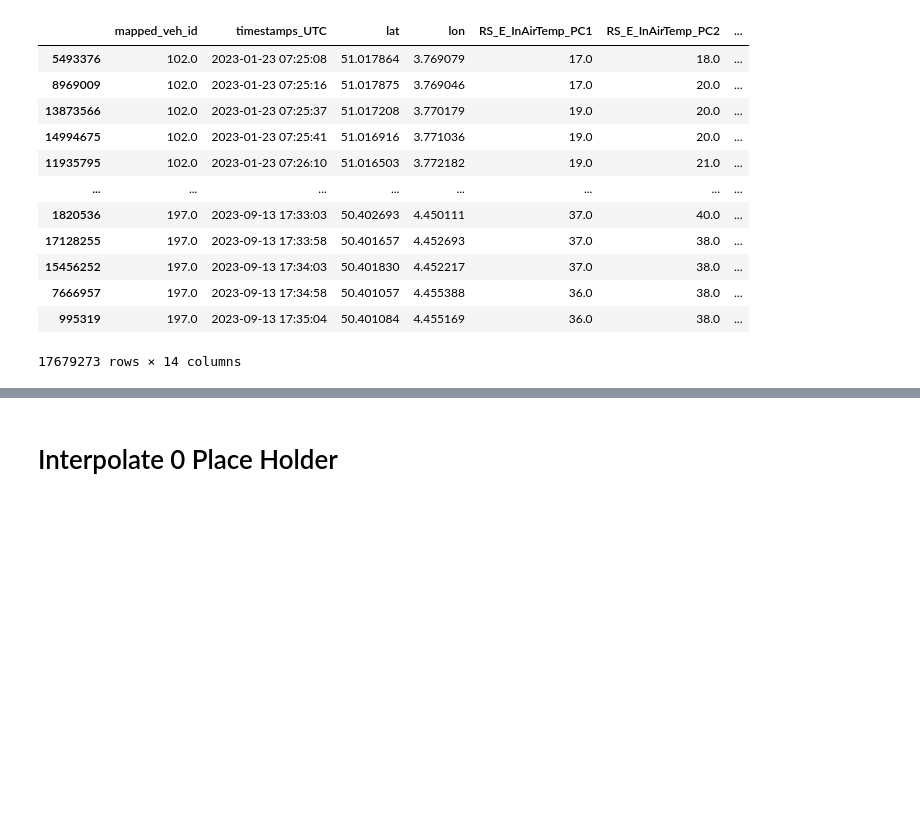
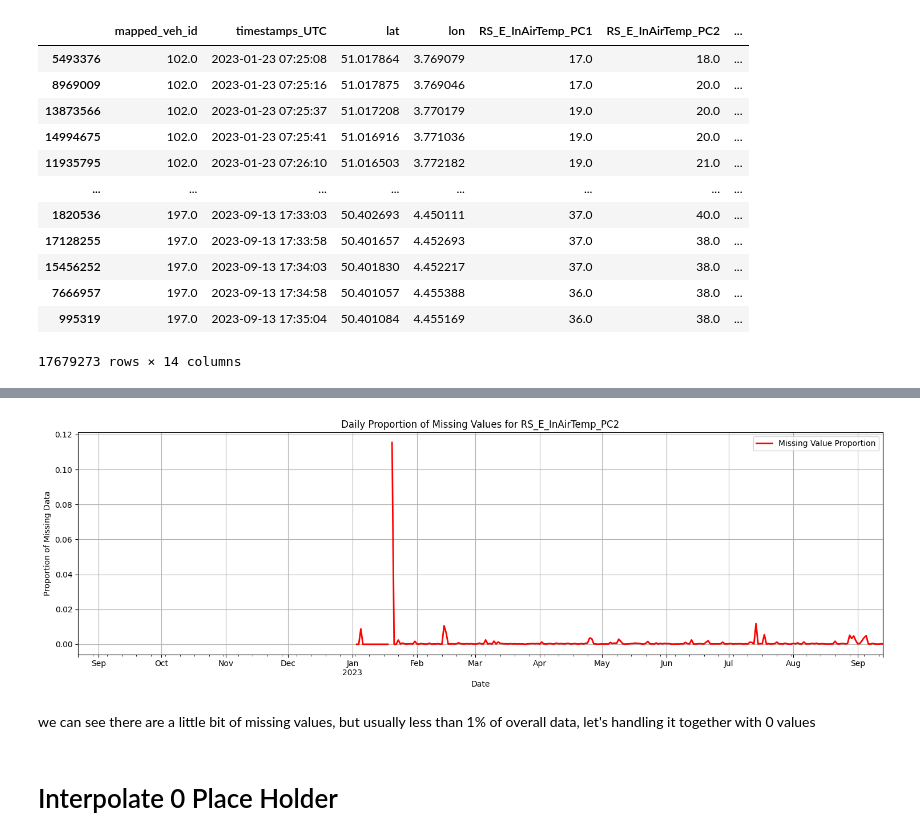
Before and after one commit to yutao-data/Data_Mining_SNCB, a Jupyter notebook: notebooks/sncb-eda-data-clean.ipynb, the cells around one changed output, grey strips where cells are left out. Drawn from its saved outputs; the diff is of its cells as text; code cells hidden in the pictures; blank space fills up the shorter version.

Commit message:
EDA & Data Clean | Update Diagnose the Missing Value

```diff
--- a/notebooks/sncb-eda-data-clean.ipynb
+++ b/notebooks/sncb-eda-data-clean.ipynb
@@ -79,3 +119,24 @@ data
+# %%
+# Make sure 'date' is in datetime format
+data['timestamps_UTC'] = pd.to_datetime(data['timestamps_UTC'])
+
+# Group by 'date' and calculate the mean of null values for 'RS_E_InAirTemp_PC2'
+daily_missing_data = data.groupby(pd.Grouper(key='timestamps_UTC', freq='D'))['RS_E_InAirTemp_PC2'].apply(lambda x: x.isnull().mean())
+
+# Plotting the line plot
+plt.figure(figsize=(15, 5))
+daily_missing_data.plot(kind='line', color='red', label='Missing Value Proportion', lw=2)
+plt.xlabel('Date')
+plt.ylabel('Proportion of Missing Data')
+plt.title('Daily Proportion of Missing Values for RS_E_InAirTemp_PC2')
+plt.legend()
+plt.grid(True)  # Adding grid for better readability
+plt.tight_layout()  # Adjust the plot to ensure everything fits without overlapping
+plt.show()
+# %% [output]
+[figure, added]
+# %% [markdown]
+we can see there are a little bit of missing values, but usually less than 1% of overall data, let's handling it together with 0 values
 # %% [markdown]
 # Interpolate 0 Place Holder
 # %% [markdown]
```
Also changed, not shown: parts of 22 cells of this notebook.
